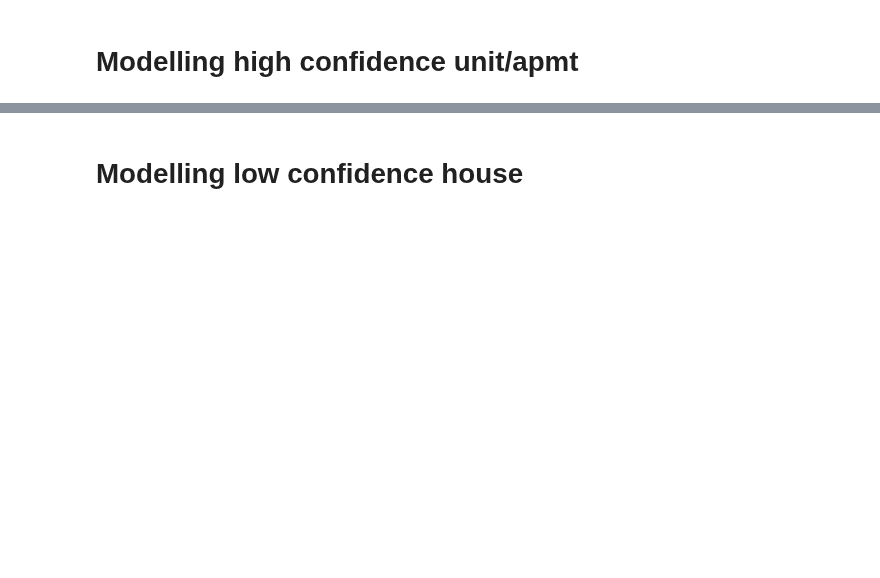
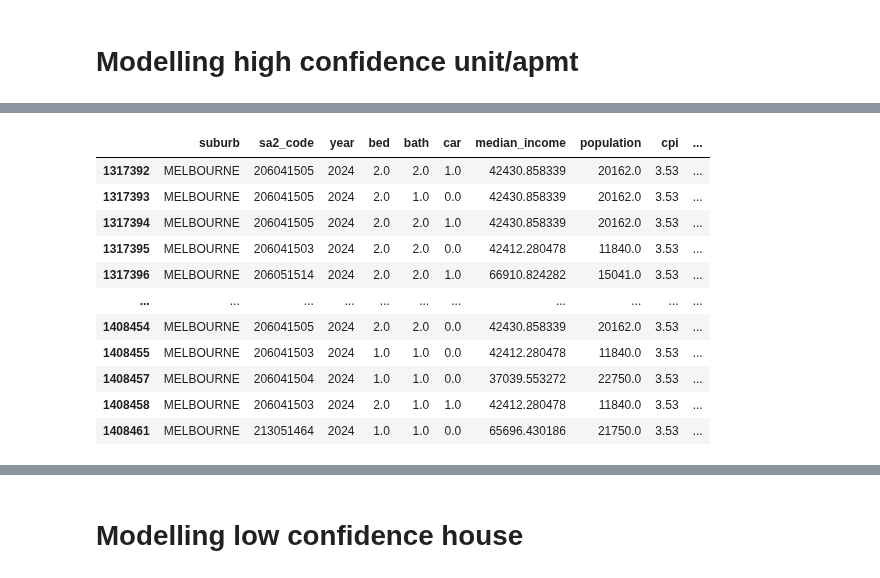
Before and after one commit to MAST30034-AppliedDataScience/project-2-group-real-estate-industry-project-2, a Jupyter notebook: notebooks/main-model.ipynb, the cells around one changed output, grey strips where cells are left out. Drawn from its saved outputs; the diff is of its cells as text; code cells hidden in the pictures; blank space fills up the shorter version.

Commit message:
model

```diff
--- a/notebooks/main-model.ipynb
+++ b/notebooks/main-model.ipynb
@@ -437,55 +543,56 @@ predict_unit_high['confidence'] = 'high'
 # %%
-# taking Melbourne city as an example to observe the model performance
+# # taking Melbourne city as an example to observe the model performance
 
-Melbourne_train = high_confidence_unit_hist[high_confidence_unit_hist['suburb'] == 'MELBOURNE']
-Melbourne_test = high_confidence_unit_curr[high_confidence_unit_curr['suburb'] == 'MELBOURNE']
+# Melbourne_train = high_confidence_unit_hist[high_confidence_unit_hist['suburb'] == 'MELBOURNE']
+# Melbourne_test = high_confidence_unit_curr[high_confidence_unit_curr['suburb'] == 'MELBOURNE']
 
-X_train = Melbourne_train.drop(columns=['rented_price','suburb','sa2_code'])
-X_test = Melbourne_test.drop(columns=['rented_price','suburb','sa2_code'])
-y_train = Melbourne_train['rented_price']
-y_test = Melbourne_test['rented_price']
+# X_train = Melbourne_train.drop(columns=['rented_price','suburb','sa2_code'])
+# X_test = Melbourne_test.drop(columns=['rented_price','suburb','sa2_code'])
+# y_train = Melbourne_train['rented_price']
+# y_test = Melbourne_test['rented_price']
 
 
-def run_RF(X_train, X_test, y_train):
-    rf_model = RandomForestRegressor(n_estimators=150, random_state=1, max_depth=5)
-    rf_model.fit(X_train, y_train)
-    #print("ZeroR (Baseline) Model")
-    # print important features
-    importances = rf_model.feature_importances_
-    feature_names = X_train.columns  # If X_train is a pandas DataFrame
-    feature_importance_df = pd.DataFrame({
-        'Feature': feature_names,
-        'Importance': importances
-    })
-    feature_importance_df = feature_importance_df.sort_values(by='Importance', ascending=False)
+# def run_RF(X_train, X_test, y_train):
+#     rf_model = RandomForestRegressor(n_estimators=150, random_state=1, max_depth=5)
+#     rf_model.fit(X_train, y_train)
+#     #print("ZeroR (Baseline) Model")
+#     # print important features
+#     importances = rf_model.feature_importances_
+#     feature_names = X_train.columns  # If X_train is a pandas DataFrame
+#     feature_importance_df = pd.DataFrame({
+#         'Feature': feature_names,
+#         'Importance': importances
+#     })
+#     feature_importance_df = feature_importance_df.sort_values(by='Importance', ascending=False)
 
-    print(feature_importance_df.head())  # Display the top features
+#     # print(feature_importance_df.head())  # Display the top features
 
-    return rf_model.predict(X_test)
+#     return rf_model.predict(X_test)
 
-def run_logistic(X_train, X_test, y_train):
-    from sklearn.linear_model import LogisticRegression
-    logistic_model = LogisticRegression(random_state=1)
-    logistic_model.fit(X_train, y_train)
-    #print("ZeroR (Baseline) Model")
-    #print(f"Training Score: {logistic_model.score(X_train, y_train)}")
-    return logistic_model.predict(X_test)
+# def run_logistic(X_train, X_test, y_train):
+#     from sklearn.linear_model import LogisticRegression
+#     logistic_model = LogisticRegression(random_state=1)
+#     logistic_model.fit(X_train, y_train)
+#     #print("ZeroR (Baseline) Model")
+#     #print(f"Training Score: {logistic_model.score(X_train, y_train)}")
+#     return logistic_model.predict(X_test)
 
-def run_ridge(X_train, X_test, y_train):
-    from sklearn.linear_model import Ridge
-    ridge_model = Ridge(alpha=1.0)
-    ridge_model.fit(X_train, y_train)
-    #print("ZeroR (Baseline) Model")
-    #print(f"Training Score: {ridge_model.score(X_train, y_train)}")
-    return ridge_model.predict(X_test)
+# def run_ridge(X_train, X_test, y_train):
+#     from sklearn.linear_model import Ridge
+#     ridge_model = Ridge(alpha=1.0)
+#     ridge_model.fit(X_train, y_train)
+#     #print("ZeroR (Baseline) Model")
+#     #print(f"Training Score: {ridge_model.score(X_train, y_train)}")
+#     return ridge_model.predict(X_test)
 
-y_pred_rf = run_RF(X_train, X_test, y_train)
-y_pred_ridge = run_ridge(X_train, X_test, y_train)
+# y_pred_rf = run_RF(X_train, X_test, y_train)
+# y_pred_ridge = run_ridge(X_train, X_test, y_train)
 
 
-r2_rf = r2_score(y_test, y_pred_rf)
-r2_ridge = r2_score(y_test, y_pred_ridge)
+# r2_rf = r2_score(y_test, y_pred_rf)
+# r2_ridge = r2_score(y_test, y_pred_ridge)
 
 
-print(r2_rf,r2_ridge)
-Melbourne_test
+# print(r2_rf,r2_ridge)
+# Melbourne_test
+# %% [output]
@@ -491,0 +600,12 @@ Melbourne_test
+|  | suburb | sa2_code | year | bed | bath | car | median_income | population | cpi | ... |
+| 1317392 | MELBOURNE | 206041505 | 2024 | 2.0 | 2.0 | 1.0 | 42430.858339 | 20162.0 | 3.53 | ... |
+| 1317393 | MELBOURNE | 206041505 | 2024 | 2.0 | 1.0 | 0.0 | 42430.858339 | 20162.0 | 3.53 | ... |
+| 1317394 | MELBOURNE | 206041505 | 2024 | 2.0 | 2.0 | 1.0 | 42430.858339 | 20162.0 | 3.53 | ... |
+| 1317395 | MELBOURNE | 206041503 | 2024 | 2.0 | 2.0 | 0.0 | 42412.280478 | 11840.0 | 3.53 | ... |
+| 1317396 | MELBOURNE | 206051514 | 2024 | 2.0 | 2.0 | 1.0 | 66910.824282 | 15041.0 | 3.53 | ... |
+| ... | ... | ... | ... | ... | ... | ... | ... | ... | ... | ... |
+| 1408454 | MELBOURNE | 206041505 | 2024 | 2.0 | 2.0 | 0.0 | 42430.858339 | 20162.0 | 3.53 | ... |
+| 1408455 | MELBOURNE | 206041503 | 2024 | 1.0 | 1.0 | 0.0 | 42412.280478 | 11840.0 | 3.53 | ... |
+| 1408457 | MELBOURNE | 206041504 | 2024 | 1.0 | 1.0 | 0.0 | 37039.553272 | 22750.0 | 3.53 | ... |
+| 1408458 | MELBOURNE | 206041503 | 2024 | 2.0 | 1.0 | 1.0 | 42412.280478 | 11840.0 | 3.53 | ... |
+| 1408461 | MELBOURNE | 213051464 | 2024 | 1.0 | 1.0 | 0.0 | 65696.430186 | 21750.0 | 3.53 | ... |
```
Also changed, not shown: parts of 27 cells of this notebook.
